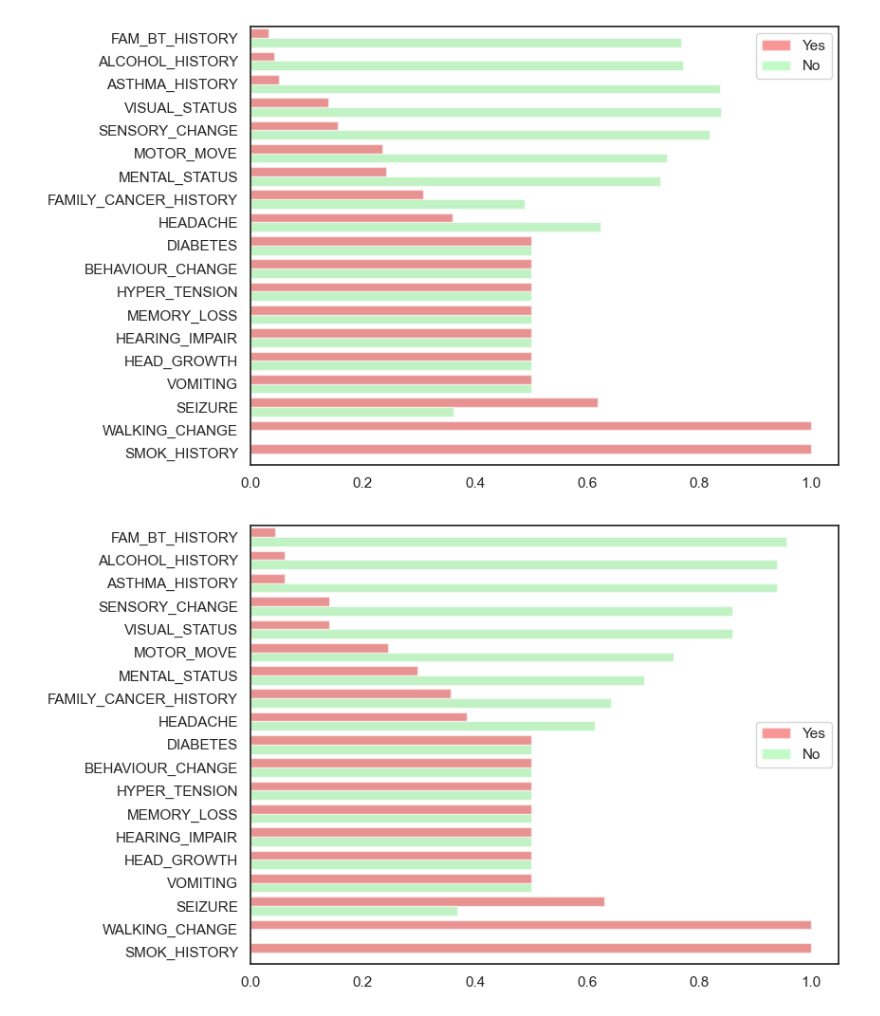
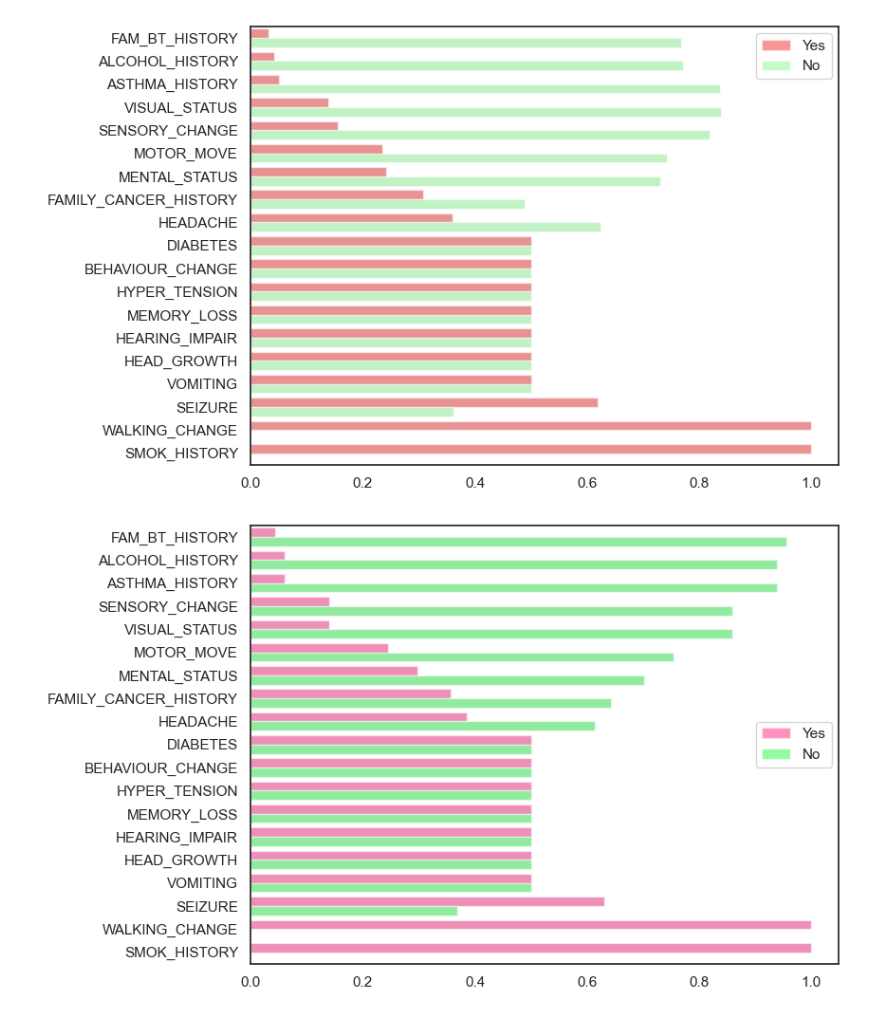
Before and after one commit to andreeriga/Scientific-Visualization-Magistrale, a Jupyter notebook: notebooks/brain.ipynb, the cells around one changed output. Cells and saved outputs as stored; diff of their text form; code cells hidden in the pictures.

```diff
--- a/notebooks/brain.ipynb
+++ b/notebooks/brain.ipynb
@@ -218,39 +218,39 @@ sns.set_theme(style="white")
 
 # Palette personalizzata: Yes = rosso pastello, No = verde pastello
 custom_palette = {
-    "Yes": "#f1090939",  # rosso pastello
-    "No":  "#72f67939"   # verde pastello
+    "Yes": "#ff006f",  # rosso pastello
+    "No": "#07f72b"   # verde pastello
 }
 
 ax = sns.barplot(
     data=df_long,
     y="label",
     x="value",
     hue="response",
     orient="h",
     palette=custom_palette
 )
 
 # Imposto alpha sulle barre
 for bars in ax.containers:
     for bar in bars:
         bar.set_alpha(0.5)
 
 ax.legend_.remove()
 
 # Creo la legenda manuale con alpha corretto
 handles = [
-    Patch(facecolor="#f10909", alpha=0.43, label="Yes"),
-    Patch(facecolor="#72f679", alpha=0.43, label="No")
+    Patch(facecolor="#ff006f", alpha=0.43, label="Yes"),
+    Patch(facecolor="#07f72b", alpha=0.43, label="No")
 ]
 ax.legend(handles=handles, title="")
 
 # plt.legend(title="")
 plt.xlabel("")
 plt.ylabel("")
 plt.show()
 # %% [output]
-[figure, old version]
+[figure, new version]
 # %%
 # scatterpolar senza Nan e Ukwn
 
```
Also changed, not shown: parts of 4 cells of this notebook.
